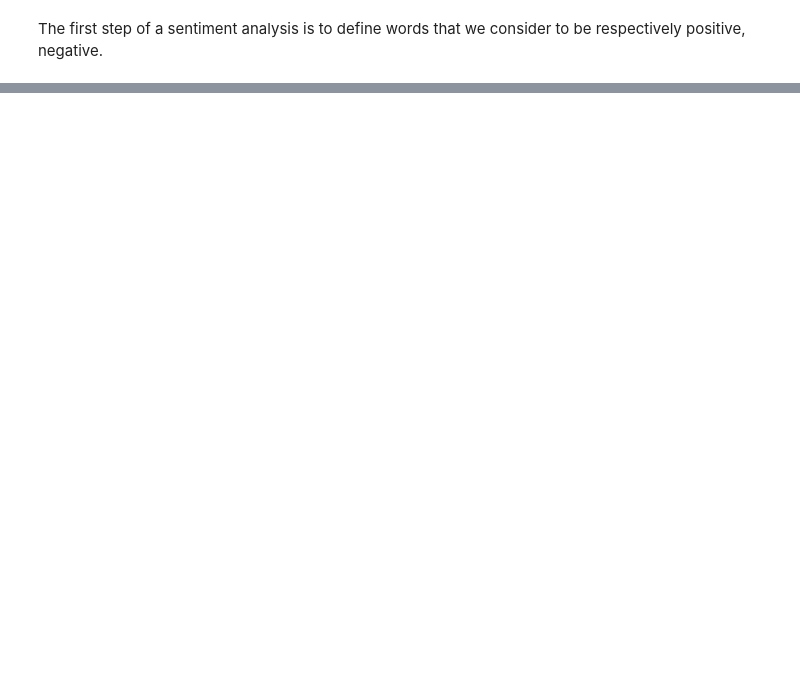
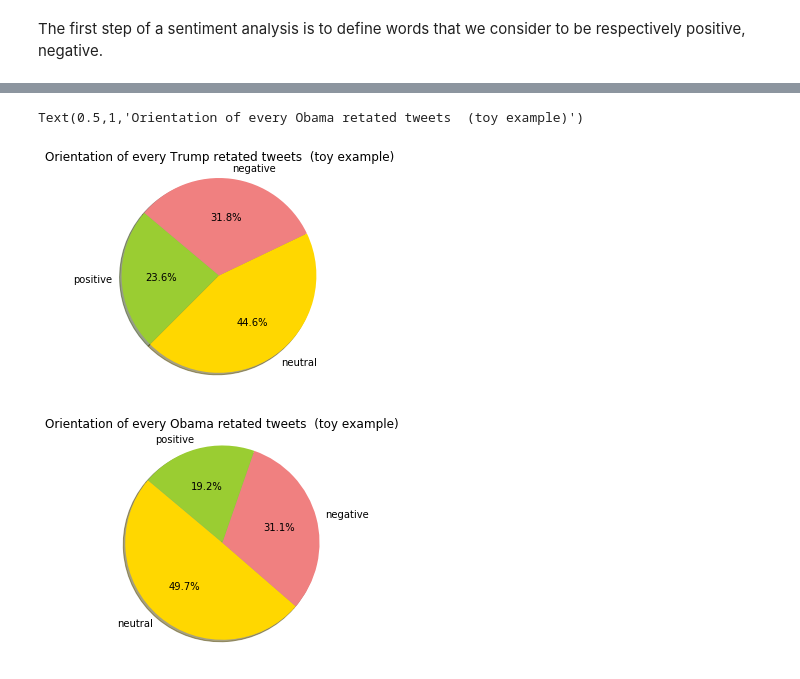
Before and after one commit to MaxDimi/Project-ADA-2018, a Jupyter notebook: project_notebook_Tweets.ipynb, the cells around one changed output, grey strips where cells are left out. Cells and saved outputs as stored; diff of their text form; code cells hidden in the pictures; blank space fills up the shorter version.

```diff
--- a/project_notebook_Tweets.ipynb
+++ b/project_notebook_Tweets.ipynb
@@ -1042,0 +1331,47 @@ print('Positive words : ' + str(pos_words))
+# %%
+# Count predictions' orentiations for Trump tweets
+query_prediction = """WITH trump_tweet AS (SELECT tweetId, prediction FROM prediction_sql WHERE tweet_text LIKE '%Trump%')
+
+SELECT prediction, COUNT(tweetid) AS frequency FROM trump_tweet GROUP BY prediction"""
+
+pred_trump_count_df = spark.sql(query_prediction)
+pred_trump_count_pd = pred_trump_count_df.toPandas()
+# %%
+# Count predictions' orentiations for Obama tweets
+query_prediction = """WITH obama_tweet AS (SELECT tweetId, prediction FROM prediction_sql WHERE tweet_text LIKE '%Obama%')
+
+SELECT prediction, COUNT(tweetid) AS frequency FROM obama_tweet GROUP BY prediction"""
+
+pred_obama_count_df = spark.sql(query_prediction)
+pred_obama_count_pd = pred_obama_count_df.toPandas()
+# %%
+# Plot pie charts for both
+plt.figure(1)
+# Data to plot
+labels = pred_trump_count_pd['prediction']
+sizes = pred_trump_count_pd['frequency']
+colors = ['yellowgreen', 'gold', 'lightcoral']
+
+# Plot
+plt.pie(sizes, labels=labels, colors=colors,
+        autopct='%1.1f%%', shadow=True, startangle=140)
+
+plt.axis('equal')
+plt.title('Orientation of every Trump retated tweets  (toy example)')
+
+plt.figure(2)
+# Data to plot
+labels = pred_obama_count_pd['prediction']
+sizes = pred_obama_count_pd['frequency']
+colors = ['gold', 'lightcoral', 'yellowgreen']
+
+# Plot
+plt.pie(sizes, labels=labels, colors=colors,
+        autopct='%1.1f%%', shadow=True, startangle=140)
+
+plt.axis('equal')
+plt.title('Orientation of every Obama retated tweets  (toy example)')
+# %% [output]
+Text(0.5,1,'Orientation of every Obama retated tweets  (toy example)')
+[figure, added]
+[figure, added]
```
Also changed, not shown: parts of 63 cells of this notebook.
